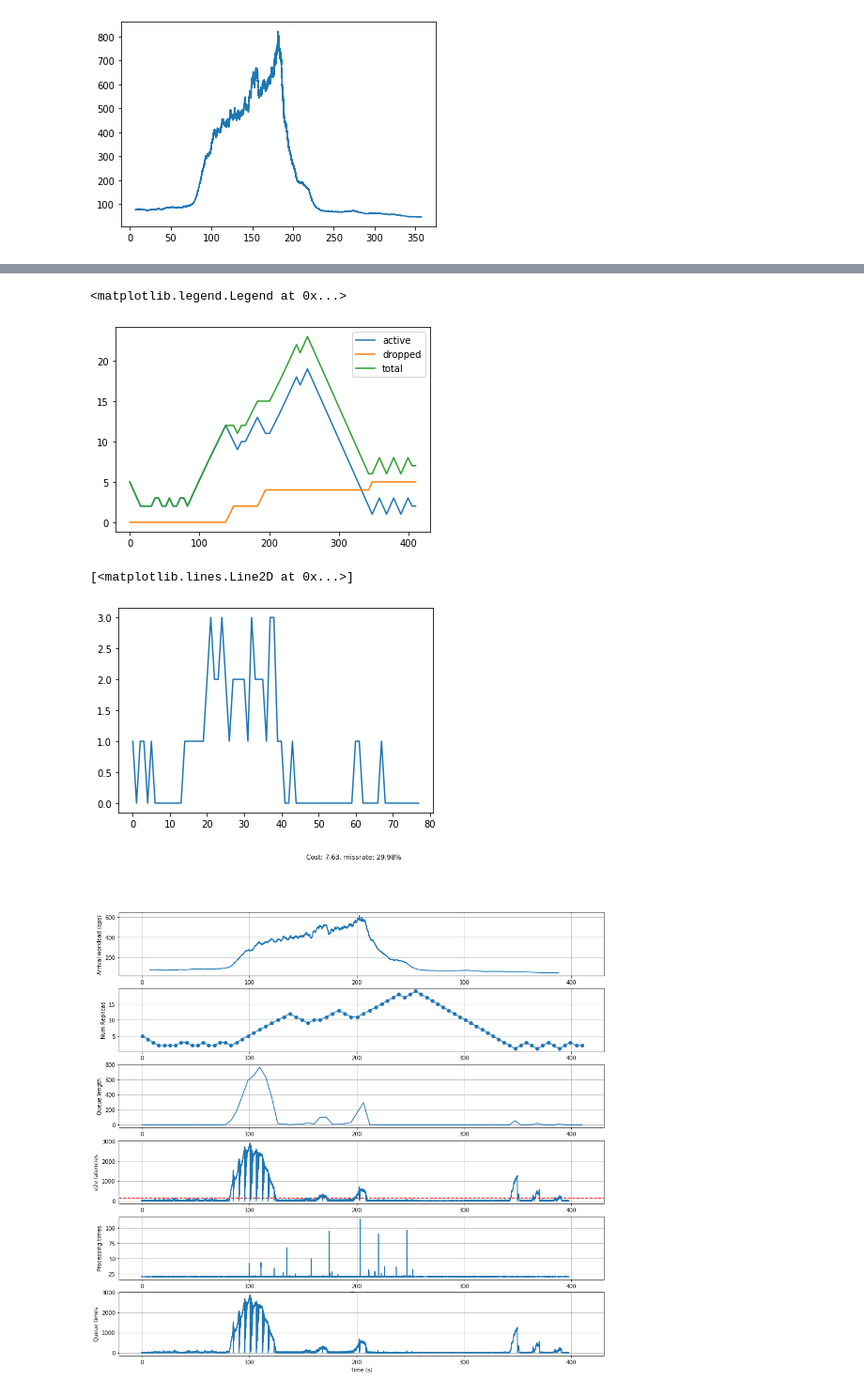
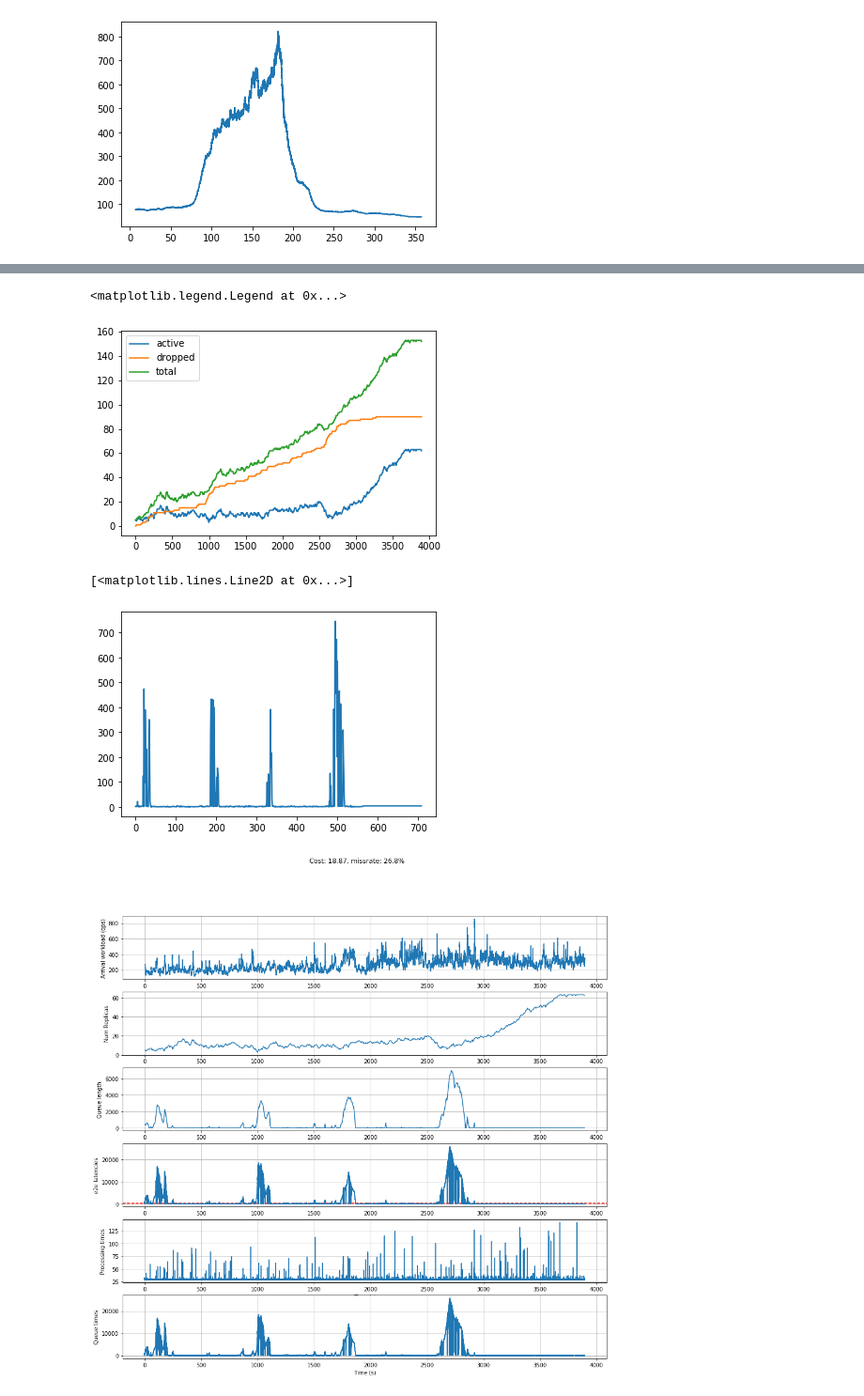
Before and after one commit to EyalSel/mantis-module, a Jupyter notebook: Plotting-Exps.ipynb, the cells around one changed output, grey strips where cells are left out. Shown: that part at 94% size. Drawn from its saved outputs; the diff is of its cells as text; code cells hidden in the pictures.

```diff
--- a/Plotting-Exps.ipynb
+++ b/Plotting-Exps.ipynb
@@ -19,7 +19,7 @@ plot_deltas(mountain_6min)
 # %% [output]
 [figure]
 # %%
-with open("ctls/lineage", 'rb') as f:
+with open("k8s/DRL_lineage", 'rb') as f:
     unpacker = msgpack.Unpacker(f)
     lineage = list(unpacker)
 # %%
@@ -55,7 +39,7 @@ processing_times = np.array(lineage_df[b"_4_done_time"] - lineage_df[b"_3_dequeu
 queue_times = np.array(lineage_df[b"_3_dequeue_time"] - lineage_df[b"_2_enqueue_time"]) * 1000.
 queue_times = queue_times[sorted_indices]
 # %%
-with open("ctls/metrics", 'rb') as f:
+with open("k8s/DRL_metrics", 'rb') as f:
     unpacker = msgpack.Unpacker(f)
     metrics = list(unpacker)
 # %%
@@ -72,44 +56,44 @@ plt.plot(metrics_ts, [m[b'num_total_replica'] for m in metrics], label="total")
 plt.legend()
 # %% [output]
 <matplotlib.legend.Legend at 0x...>
-[figure, old version]
+[figure, new version]
 # %%
 plt.plot([np.max(m[b"queue_sizes"]) - np.min(m[b"queue_sizes"]) for m in metrics])
 # %% [output]
 [<matplotlib.lines.Line2D at 0x...>]
-[figure, old version]
+[figure, new version]
 # %%
-## fig=plt.figure(figsize=(16,15))
+fig=plt.figure(figsize=(16,15))
 slo = 150
 missrate = np.sum(e2e_lats > slo) / len(observed_deltas)
 cost = np.mean(active_rf)
 plt.suptitle("Cost: {}, missrate: {}%".format(round(cost, 2), round(missrate*100, 2)))
 ax1 = plt.subplot(6,1,1)
 plt.ylabel("Arrival workload (qps)")
 plt.grid()
 plot_deltas(observed_deltas)
 ax2 = plt.subplot(6,1,2, sharex = ax1)
 plt.ylabel("Num Replicas")
 plt.grid()
-plt.plot(metrics_ts, active_rf, marker="o")
+plt.plot(metrics_ts, active_rf) #, marker="o")
 ax2 = plt.subplot(6,1,3, sharex = ax1)
 plt.ylabel("Queue length")
 plt.grid()
 plt.plot(metrics_ts, active_queue_size)
 ax2 = plt.subplot(6,1,4, sharex = ax1)
 plt.ylabel("e2e latencies")
 plt.grid()
 plt.axhline(y=slo, color="red", linestyle="--")
 plt.plot(e2e_lats_ts, e2e_lats)
 ax2 = plt.subplot(6,1,5, sharex = ax1)
 plt.plot(e2e_lats_ts, processing_times)
 plt.ylabel("Processing times")
 plt.xlabel("Time (s)")
 plt.grid()
 ax2 = plt.subplot(6,1,6, sharex = ax1)
 plt.plot(e2e_lats_ts, queue_times)
 plt.ylabel("Queue times")
 plt.xlabel("Time (s)")
 plt.grid()
 # %% [output]
-[figure, old version]
+[figure, new version]
```
Also changed, not shown: parts of 1 cell of this notebook, 4 other files.
